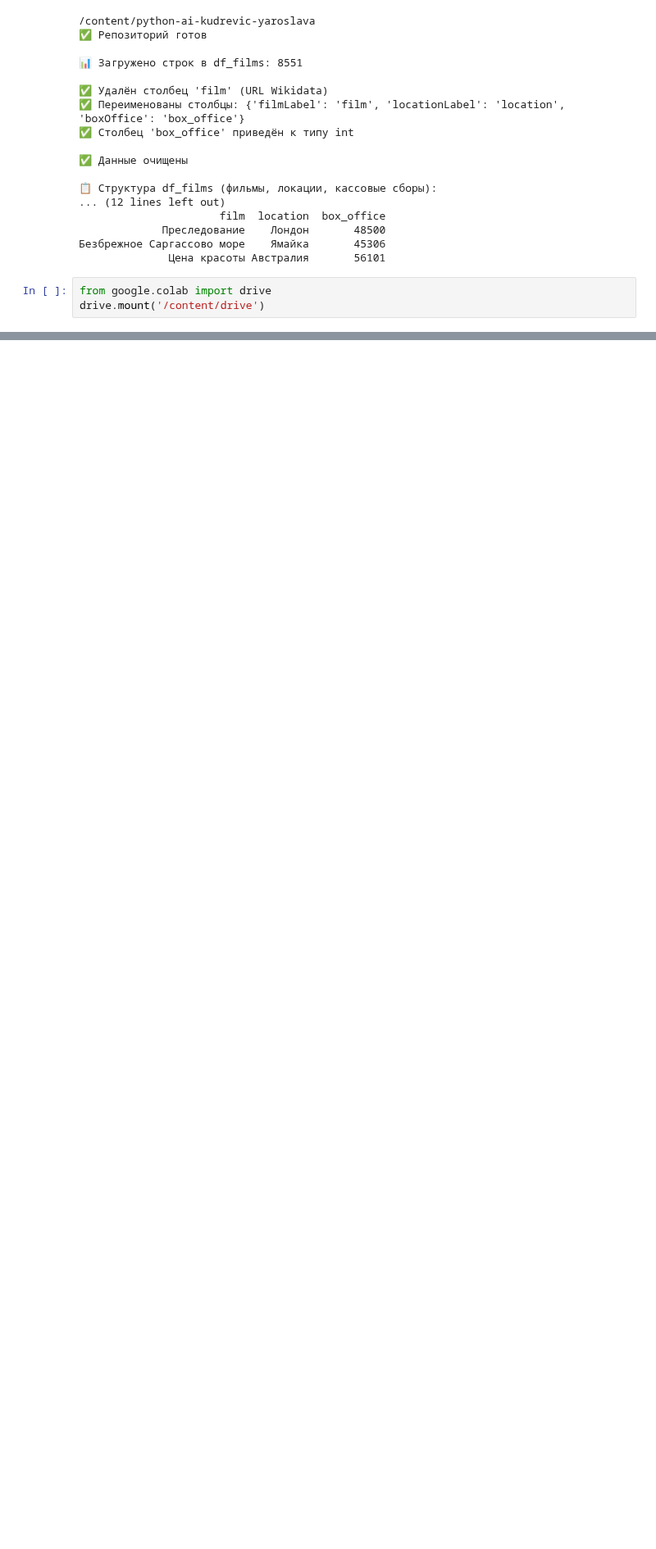
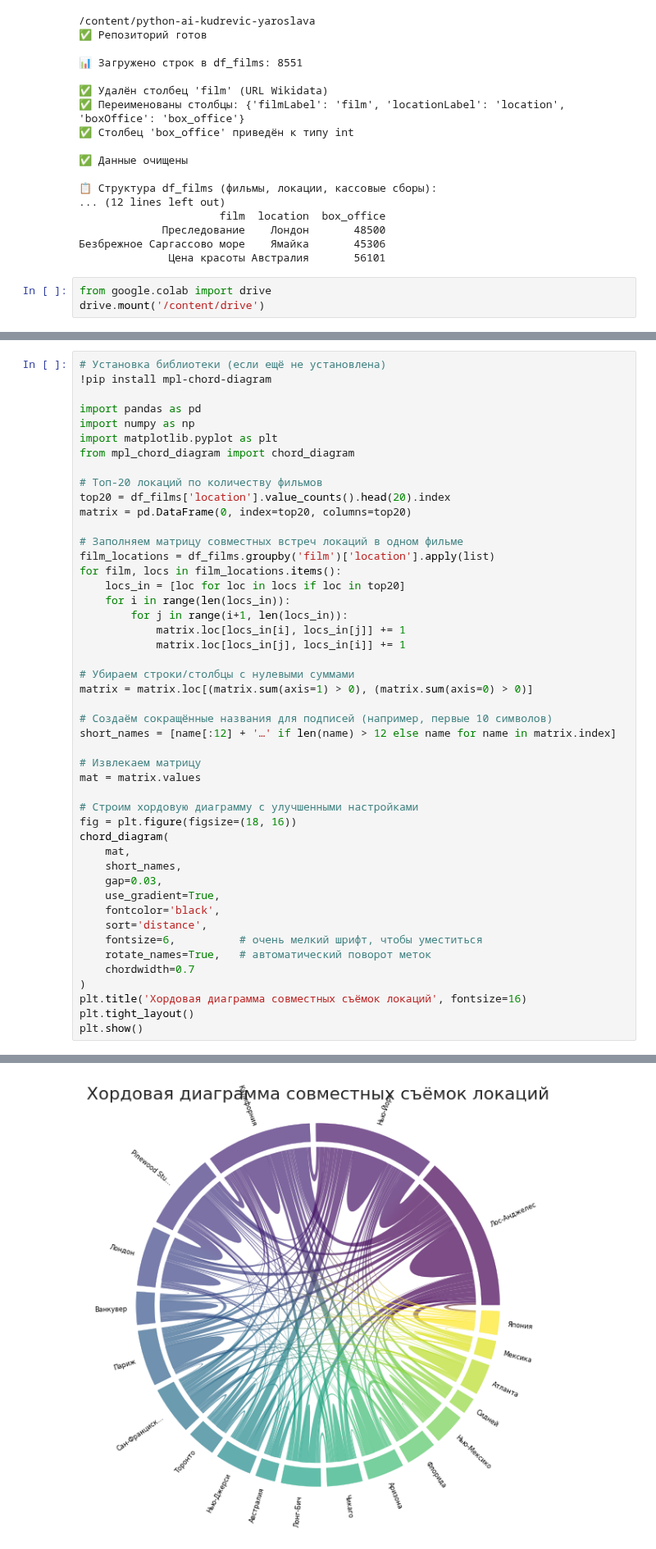
Before and after one commit to aroslavakudrevic577-coder/python-ai-kudrevic-yaroslava, a Jupyter notebook: notebooks/week3_visualization.ipynb, the cells around one changed output, grey strips where cells are left out. Shown at 82% size. Saved outputs shown, nothing was run; the diff lists cells and outputs as text; blank space fills up the shorter version.

```diff
--- a/notebooks/week3_visualization.ipynb
+++ b/notebooks/week3_visualization.ipynb
@@ -2442,0 +521,48 @@ print("\n" + "="*70)
+# %%
+# Установка библиотеки (если ещё не установлена)
+!pip install mpl-chord-diagram
+
+import pandas as pd
+import numpy as np
+import matplotlib.pyplot as plt
+from mpl_chord_diagram import chord_diagram
+
+# Топ-20 локаций по количеству фильмов
+top20 = df_films['location'].value_counts().head(20).index
+matrix = pd.DataFrame(0, index=top20, columns=top20)
+
+# Заполняем матрицу совместных встреч локаций в одном фильме
+film_locations = df_films.groupby('film')['location'].apply(list)
+for film, locs in film_locations.items():
+    locs_in = [loc for loc in locs if loc in top20]
+    for i in range(len(locs_in)):
+        for j in range(i+1, len(locs_in)):
+            matrix.loc[locs_in[i], locs_in[j]] += 1
+            matrix.loc[locs_in[j], locs_in[i]] += 1
+
+# Убираем строки/столбцы с нулевыми суммами
+matrix = matrix.loc[(matrix.sum(axis=1) > 0), (matrix.sum(axis=0) > 0)]
+
+# Создаём сокращённые названия для подписей (например, первые 10 символов)
+short_names = [name[:12] + '…' if len(name) > 12 else name for name in matrix.index]
+
+# Извлекаем матрицу
+mat = matrix.values
+
+# Строим хордовую диаграмму с улучшенными настройками
+fig = plt.figure(figsize=(18, 16))
+chord_diagram(
+    mat,
+    short_names,
+    gap=0.03,
+    use_gradient=True,
+    fontcolor='black',
+    sort='distance',
+    fontsize=6,          # очень мелкий шрифт, чтобы уместиться
+    rotate_names=True,   # автоматический поворот меток
+    chordwidth=0.7
+)
+plt.title('Хордовая диаграмма совместных съёмок локаций', fontsize=16)
+plt.tight_layout()
+plt.show()
+# %% [output]
@@ -2442,0 +583 @@ print("\n" + "="*70)
+[figure, added]
```
Also changed, not shown: parts of 55 cells of this notebook.
